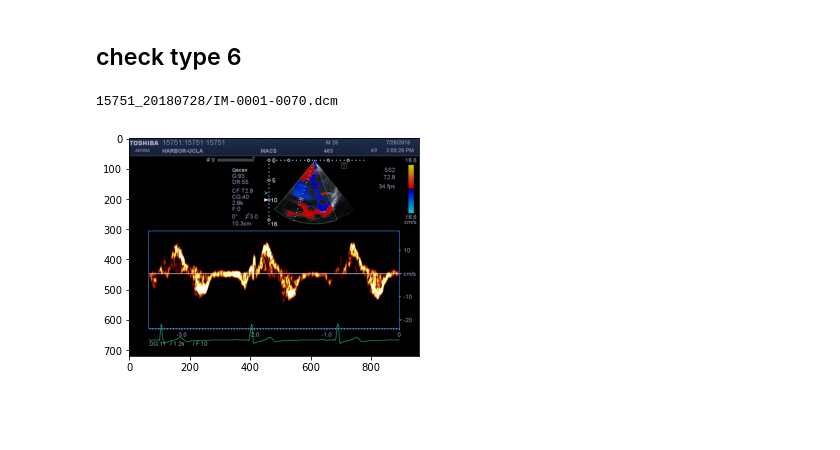
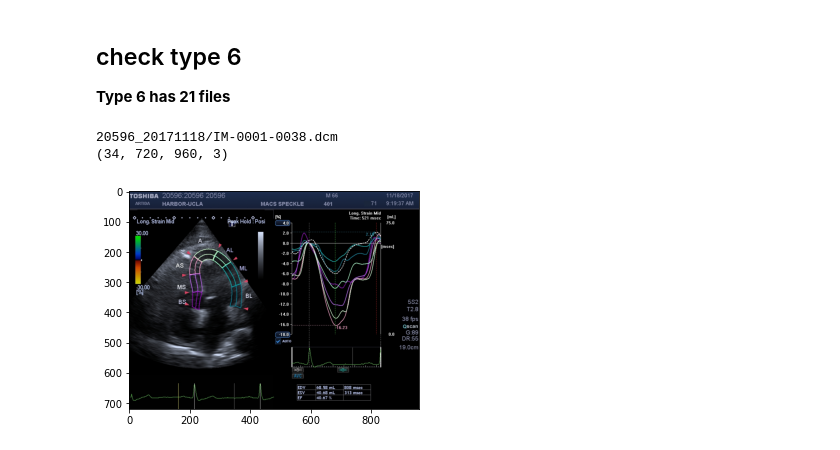
Before and after one commit to aletheia88/echocardiogram-topic-models, a Jupyter notebook: examine_data_types.ipynb, the cells around one changed output. Cells and saved outputs as stored; diff of their text form; code cells hidden in the pictures; blank space fills up the shorter version.

```diff
--- a/examine_data_types.ipynb
+++ b/examine_data_types.ipynb
@@ -17,7 +17,7 @@ def view(folder, img_id):
         i = random.randint(0, ds.pixel_array.shape[0]-1)
         plt.imshow(ds.pixel_array[i,:,:,:])
 # %%
-with open("dcm_data_types_v2.json", "r") as f:
+with open("dcm_data_types_thres0.71.json", "r") as f:
     data_type_dict = json.load(f)
 # %%
 def check_type(type_i, ith_file):
@@ -93,7 +96,9 @@ check_type(5, 2)
 # %% [markdown]
 ## check type 6
+**Type 6 has 21 files**
 # %%
-check_type(6, 0)
+check_type(6, 20)
 # %% [output]
-15751_20180728/IM-0001-0070.dcm
+20596_20171118/IM-0001-0038.dcm
+(34, 720, 960, 3)
-[figure, old version]
+[figure, new version]
```
Also changed, not shown: parts of 27 cells of this notebook.
